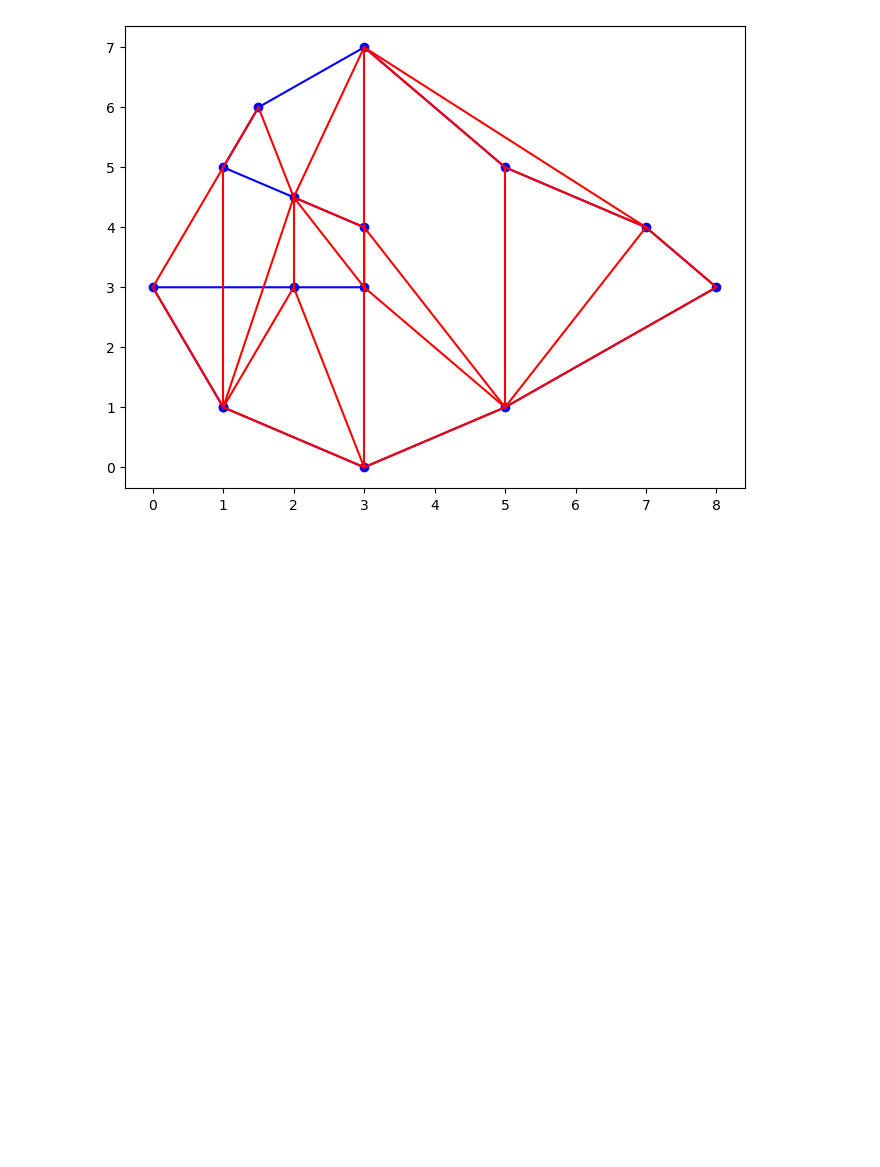
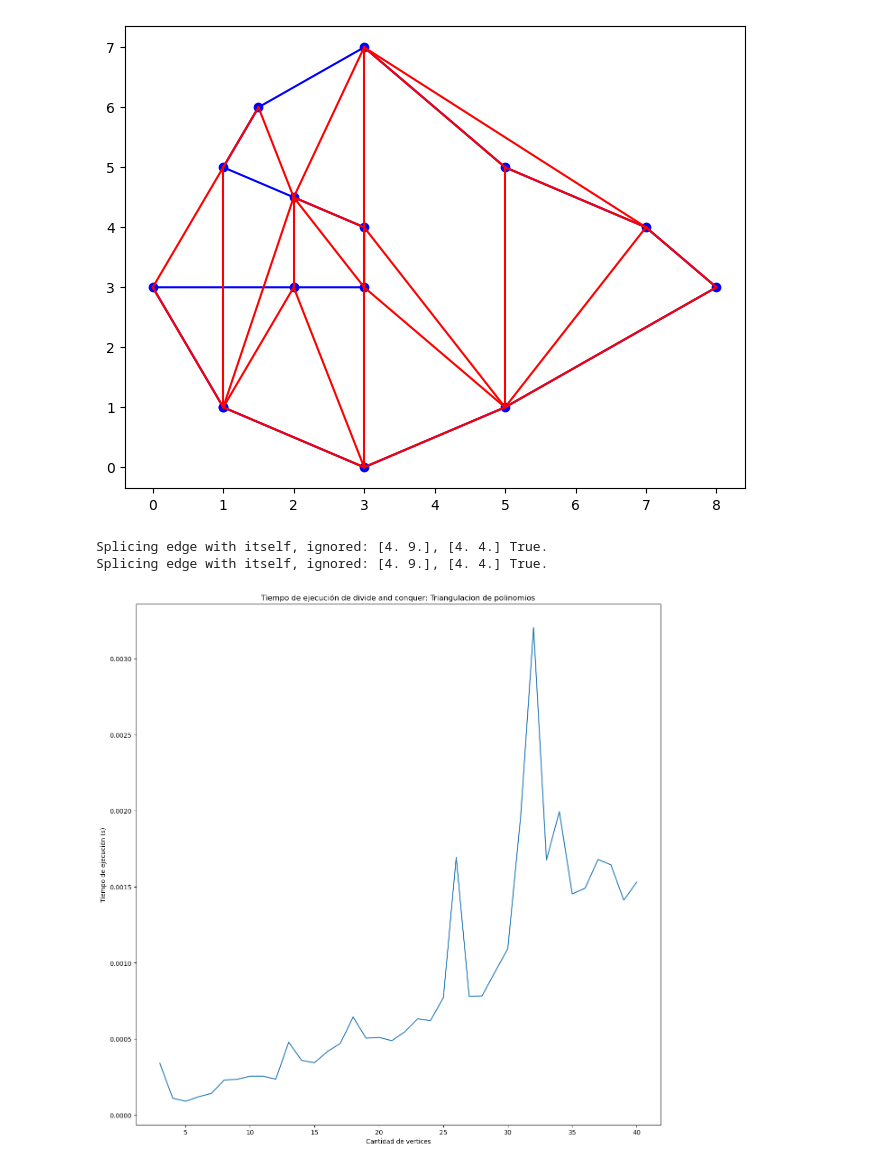
Before and after one commit to gua21150/Proyecto2ADA, a Jupyter notebook: Simplificacion Triangularizacion Divide and Conquer.ipynb, the cells around one changed output. Drawn from its saved outputs; the diff is of its cells as text; code cells hidden in the pictures; blank space fills up the shorter version.

Commit message:
Update simplificacion triangularizacion divide and conquer

```diff
--- a/Simplificacion Triangularizacion Divide and Conquer.ipynb
+++ b/Simplificacion Triangularizacion Divide and Conquer.ipynb
@@ -269,3 +269,82 @@ plt.show()
 # %% [output]
 TypeError: list indices must be integers or slices, not tuple
 [figure]
+# %%
+import timeit
+import matplotlib.pyplot as plt
+
+points = {3: [[1,1],[5,1],[3,3]],
+              4: [[1,1],[5,1],[4,3],[1,5]],
+              5: [[1,1],[5,1],[5,5],[1,5],[3,3]],
+              6: [[1,1],[5,1],[5,5],[3,7],[1,5],[2,3]],
+              7: [[1,1],[5,1],[5,5],[3,7],[1,5],[3,3],[2,3]],
+              8: [[1,1],[5,1],[6,3],[5,5],[1,5],[3,4],[3,3],[2,3]],
+              9: [[1,1],[5,1],[6,3],[5,5],[3,7],[1,5],[3,4],[3,3],[2,3]],
+             10: [[1,1],[5,1],[6,3],[5,5],[3,7],[1,5],[3,4],[3,3],[2,3],[1,3]],
+             11: [[1,1],[3,0],[5,1],[6,3],[5,5],[3,7],[1,5],[3,4],[3,3],[2,3],[1,3]],
+             12: [[1,1],[3,0],[5,1],[6,3],[5,5],[3,7],[1,5],[2,4.5],[3,4],[3,3],[2,3],[1,3]],
+             13: [[1,1],[3,0],[5,1],[8,3],[7,4],[5,5],[3,7],[1,5],[2,4.5],[3,4],[3,3],[2,3],[1,3]],
+             14: [[1,1],[3,0],[5,1],[8,3],[7,4],[5,5],[3,7],[1.5,6],[1,5],[2,5],[2,4],[3,3],[2,2],[0,3]],
+             15: [[1,1],[3,0],[5,1],[7,1.25],[8,3],[7,4],[5,5],[3,7],[1.5,6],[1,5],[2,4.5],[3,4],[3,2],[2,2],[0,3]],
+             16: [[1,1],[3,0],[5,1],[7,1.25],[8,3],[7,5],[6,4],[5,5],[3,7],[1.5,6],[1,5],[2,4.5],[3,4],[3,2],[2,2],[0,3]],
+             17: [[5,2],[11,2],[14,5],[20,6],[15,10],[13,8],[10,6],[8,8],[11,10],[12,11],[6,12],[5,11],[7,9],[5,8],[2,10],[2,6],[3,1]],
+             18: [[5,2],[7,1],[11,2],[14,5],[20,6],[15,10],[13,8],[10,6],[8,8],[11,10],[12,11],[6,12],[5,11],[7,9],[5,8],[2,10],[2,6],[3,1]],
+             19: [[5,2],[5,1],[8,1.5],[11,2],[14,5],[20,6],[15,10],[13,8],[10,6],[8,8],[11,10],[12,11],[6,12],[5,11],[7,9],[5,8],[2,10],[2,6],[3,1]],
+             20: [[5,2],[5,1],[8,1.5],[11,2],[14,5],[16,4],[20,6],[15,10],[13,8],[10,6],[8,8],[11,10],[12,11],[6,12],[5,11],[7,9],[5,8],[2,10],[2,6],[3,1]],
+             21: [[5,2],[5,1],[8,1.5],[11,2],[14,5],[16,4],[20,6],[17,11],[15,10],[13,8],[10,6],[8,8],[11,10],[12,11],[6,12],[5,11],[7,9],[5,8],[2,10],[2,6],[3,1]],
+             22: [[5,2],[5,1],[8,1.5],[11,2],[14,5],[16,4],[20,6],[17,11],[15,10],[13,8],[10,6],[8,8],[11,10],[12,11],[6,12],[5,11],[7,9],[5,8],[3,7],[2,10],[2,6],[3,1]],
+             23: [[5,2],[5,1],[8,1.5],[11,2],[14,5],[16,4],[20,6],[17,11],[15,10],[13,8],[12,5],[10,6],[8,8],[11,10],[12,11],[6,12],[5,11],[7,9],[5,8],[3,7],[2,10],[2,6],[3,1]],
+             24: [[1,1],[3,0],[6,1],[5,2],[7,2],[8,3],[7,6],[8,7],[7,8],[8,10],[6,11],[5,10],[6,9],[5,8],[4,9],[3,8],[3,6],[2,7],[1,6],[2,5],[4,4],[2,3],[2,2],[1,2]],
+             25: [[1,1],[3,0],[6,1],[5,2],[7,2],[8,3],[7,6],[8,7],[7,8],[8,10],[6,11],[5,10],[6,9],[5,8],[4,9],[3,8],[3,6],[2,7],[1,6],[2,5],[4,4],[2,3],[2,2],[1,3],[0,2]],
+             26: [[1,1],[3,0],[6,1],[5,2],[7,2],[8,3],[6,4],[7,6],[8,7],[7,8],[8,10],[6,11],[5,10],[6,9],[5,8],[4,9],[3,8],[3,6],[2,7],[1,6],[2,5],[4,4],[2,3],[2,2],[1,3],[0,2]],
+             27: [[1,1],[3,0],[6,1],[5,2],[7,2],[8,3],[6,4],[5,5],[7,6],[8,7],[7,8],[8,10],[6,11],[5,10],[6,9],[5,8],[4,9],[3,8],[3,6],[2,7],[1,6],[2,5],[4,4],[2,3],[2,2],[1,3],[0,2]],
+             28: [[1,1],[3,0],[6,1],[5,2],[7,2],[8,3],[6,4],[5,5],[7,6],[8,7],[7,8],[9,9],[8,10],[6,11],[5,10],[6,9],[5,8],[4,9],[3,8],[3,6],[2,7],[1,6],[2,5],[4,4],[2,3],[2,2],[1,3],[0,2]],
+             29: [[1,1],[3,0],[6,1],[5,2],[7,2],[8,3],[6,4],[5,5],[7,6],[8,7],[7,8],[9,9],[8,10],[7,10],[6,11],[5,10],[6,9],[5,8],[4,9],[3,8],[3,6],[2,7],[1,6],[2,5],[4,4],[2,3],[2,2],[1,3],[0,2]],
+             30: [[10,0],[11,1],[14,2],[18,0],[20,2],[16,4],[18,6],[24,8],[22,10],[20,8],[18,12],[16,10],[14,14],[10,16],[12,12],[14,10],[10,8],[8,8],[12,6],[8,4],[7,6],[5,6],[6,8],[7,10],[6,13],[7,14],[6,15],[0,20],[2,10],[4,2]],
+             31: [[10,0],[11,1],[14,2],[18,0],[20,2],[16,4],[18,6],[24,8],[22,10],[20,8],[18,12],[16,10],[14,14],[10,16],[12,12],[14,10],[10,8],[8,8],[12,6],[8,4],[7,6],[6,8],[7,10],[6,13],[7,14],[6,15],[0,20],[2,16],[3,12],[0,7],[4,2]],
+             32: [[10,0],[11,1],[14,2],[18,0],[20,2],[16,4],[18,6],[24,8],[22,10],[20,8],[18,12],[16,10],[14,14],[10,16],[12,12],[14,10],[10,8],[8,7],[12,6],[8,4],[7,6],[5,6],[6,8],[7,10],[6,13],[7,14],[6,15],[0,20],[2,16],[3,12],[2,10],[4,2]],
+             33: [[10,0],[11,1],[14,2],[18,0],[20,2],[16,4],[18,6],[24,8],[22,10],[20,8],[18,12],[16,10],[14,14],[10,16],[12,12],[14,10],[10,8],[8,7],[12,6],[8,4],[7,6],[5,6],[6,8],[7,10],[6,13],[7,14],[6,15],[0,20],[2,16],[3,12],[1,10],[0,5],[4,2]],
+             34: [[10,0],[11,1],[14,2],[18,0],[20,2],[16,4],[18,6],[24,8],[22,10],[20,8],[18,12],[16,10],[14,14],[10,16],[12,12],[14,10],[10,8],[8,7],[12,6],[8,4],[7,6],[5,6],[6,8],[7,10],[6,13],[7,14],[6,15],[5,20],[0,20],[2,16],[3,12],[1,10],[0,5],[4,2]],
+              35:[[10,0],[11,1],[14,2],[18,0],[20,2],[16,4],[18,6],[24,8],[22,10],[20,8],[18,12],[16,10],[14,14],[10,16],[12,12],[14,10],[10,8],[8,7],[12,6],[8,4],[7,6],[5,6],[6,8],[7,10],[6,13],[7,14],[6,15],[5,20],[0,20],[2,16],[3,12],[1,10],[0,5],[1,1],[4,2]],
+              36:[[10,0],[11,1],[14,2],[18,0],[20,2],[16,4],[18,6],[24,8],[22,10],[20,8],[18,12],[16,10],[14,14],[10,16],[12,12],[14,10],[10,8],[8,7],[12,6],[8,4],[7,6],[5,6],[6,8],[7,10],[6,13],[7,14],[6,15],[5,20],[0,20],[2,16],[3,12],[0,11],[1,10],[0,5],[1,1],[4,2]],
+              37:[[10,0],[11,1],[14,2],[18,0],[20,2],[16,4],[18,6],[24,8],[22,10],[20,8],[18,12],[16,10],[14,14],[10,16],[12,12],[14,10],[10,8],[8,7],[12,6],[8,4],[7,6],[5,6],[6,8],[7,10],[6,13],[7,14],[6,15],[5,20],[3,21],[0,20],[2,16],[3,12],[0,11],[1,10],[0,5],[1,1],[4,2]],
+              38:[[10,0],[11,1],[14,2],[18,0],[20,2],[16,4],[18,6],[24,8],[22,10],[20,8],[18,12],[16,10],[14,14],[10,16],[12,12],[14,10],[10,10],[10,8],[8,7],[12,6],[8,4],[7,6],[5,6],[6,8],[7,10],[6,13],[7,14],[6,15],[5,20],[3,21],[0,20],[2,16],[3,12],[0,11],[1,10],[0,5],[1,1],[4,2]],
+              39:[[10,0],[11,1],[14,2],[18,0],[20,2],[16,4],[18,6],[24,8],[22,10],[20,8],[18,12],[16,10],[14,14],[10,16],[12,12],[14,10],[10,10],[10,8],[8,7],[12,6],[8,4],[7,6],[5,6],[6,8],[7,10],[6,13],[7,14],[6,15],[5,20],[3,21],[0,20],[2,16],[3,12],[0,11],[1,10],[0,5],[1,1],[4,2],[5,0]],
+              40:[[10,0],[11,1],[14,2],[18,0],[20,2],[20,4],[16,4],[18,6],[24,8],[22,10],[20,8],[18,12],[16,10],[14,14],[10,16],[12,12],[14,10],[10,10],[10,8],[8,7],[12,6],[8,4],[7,6],[5,6],[6,8],[7,10],[6,13],[7,14],[6,15],[5,20],[3,21],[0,20],[2,16],[3,12],[0,11],[1,10],[0,5],[1,1],[4,2],[5,0]]
+            }
+
+# Prueba triangulacion divide and conquer
+tiempo2 = []
+for polygon_points in points:
+    # Crear un camino para el polígono
+    vertices = points.get(polygon_points)
+    #polygon_path = Path(vertices)
+
+    t1 = timeit.default_timer()
+    # Triangulación de Delaunay
+    tri = delaunay(vertices)
+    stop1 = timeit.default_timer()
+
+    tiempo2.append(stop1-t1)
+
+f = open("tiempos2.txt", "w")
+tests = [3]
+j = 3
+for i in tiempo2:
+    f.write(str(j) + ", " + str(i) + "\n")
+    j += 1
+    tests.append(j)
+f.close()
+
+
+# plot x = n, y = tiempo
+plt.figure(figsize=(15, 15))
+plt.plot(tests[0:38], tiempo2)
+plt.xlabel('Cantidad de vertices')
+plt.ylabel('Tiempo de ejecución (s)')
+plt.title('Tiempo de ejecución de divide and conquer: Triangulacion de polinomios')
+plt.show()
+# %% [output]
+Splicing edge with itself, ignored: [4. 9.], [4. 4.] True.
+Splicing edge with itself, ignored: [4. 9.], [4. 4.] True.
+[figure, added]
```
Also changed, not shown: parts of 3 cells of this notebook.
